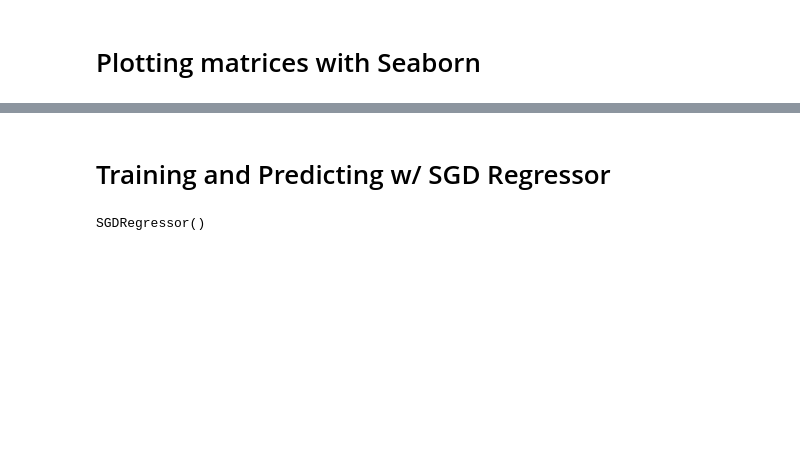
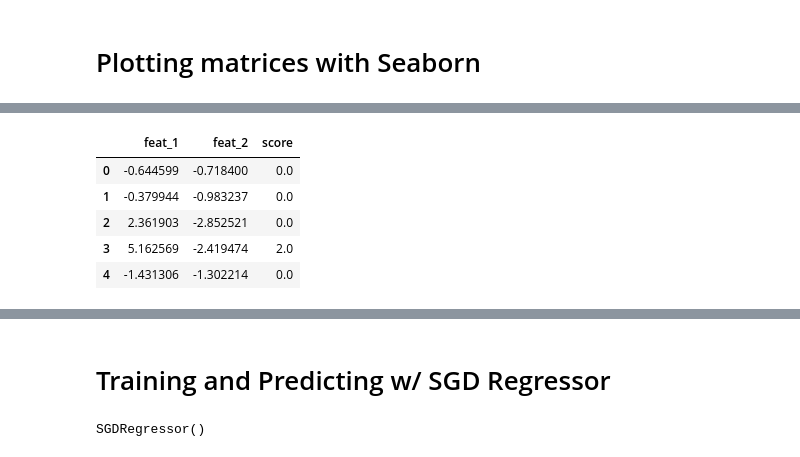
Before and after one commit to SGisqu/ECE-196-SPR21, a Jupyter notebook: Drought Project.ipynb, the cells around one changed output, grey strips where cells are left out. Saved outputs shown, nothing was run; the diff lists cells and outputs as text; code cells hidden in the pictures; blank space fills up the shorter version.

```diff
--- a/Drought Project.ipynb
+++ b/Drought Project.ipynb
@@ -146 +84,10 @@ insert(arr, obj, values, axis=None)
+# %%
+df.head()
+# %% [output]
+|  | feat_1 | feat_2 | score |
+| 0 | -0.644599 | -0.718400 | 0.0 |
+| 1 | -0.379944 | -0.983237 | 0.0 |
+| 2 | 2.361903 | -2.852521 | 0.0 |
+| 3 | 5.162569 | -2.419474 | 2.0 |
+| 4 | -1.431306 | -1.302214 | 0.0 |
 # %%
```
Also changed, not shown: parts of 22 cells of this notebook, 1 other file.
